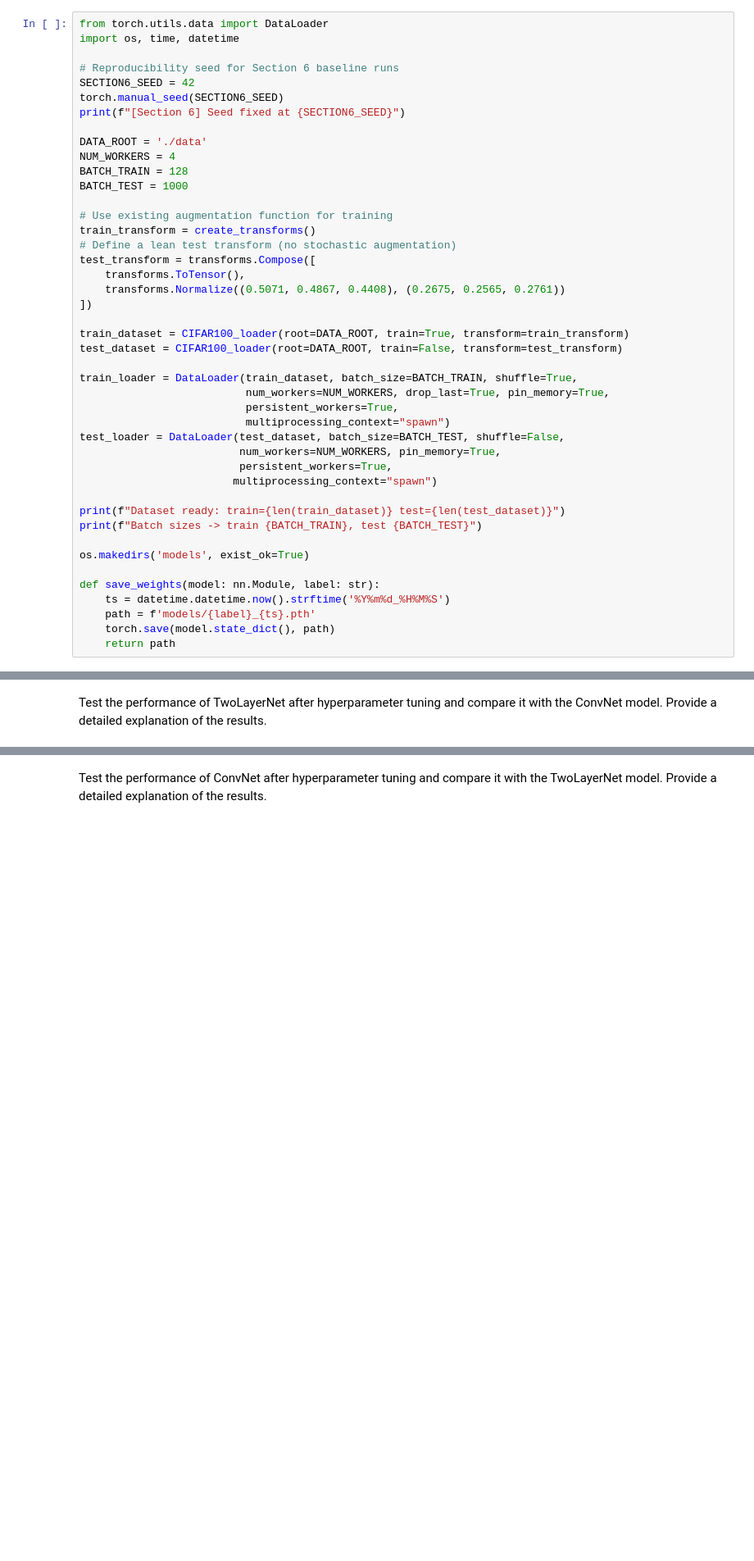
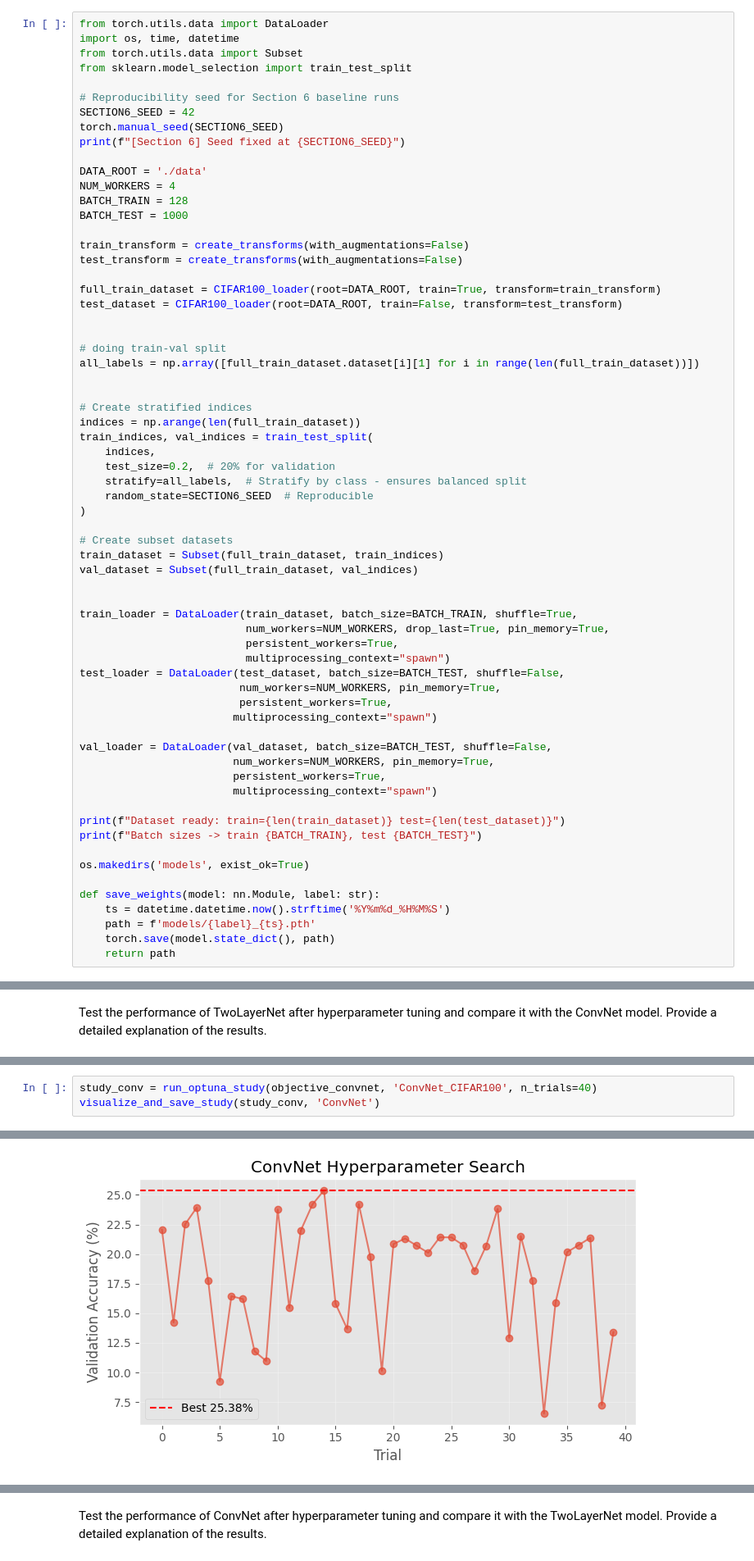
Before and after one commit to maybenzion97/cv1-final-lab-part-2, a Jupyter notebook: cv1-final-lab-part-2.ipynb, the cells around one changed output, grey strips where cells are left out. Shown at 82% size. Saved outputs shown, nothing was run; the diff lists cells and outputs as text; blank space fills up the shorter version.

Commit message:
section 7 and  modifications to previous sections

```diff
--- a/cv1-final-lab-part-2.ipynb
+++ b/cv1-final-lab-part-2.ipynb
@@ -749,6 +767,8 @@ First, initialize the datasets and data loaders for both models.
 # %%
 from torch.utils.data import DataLoader
 import os, time, datetime
+from torch.utils.data import Subset
+from sklearn.model_selection import train_test_split
 
 # Reproducibility seed for Section 6 baseline runs
 SECTION6_SEED = 42
@@ -760,16 +780,30 @@ NUM_WORKERS = 4
 BATCH_TRAIN = 128
 BATCH_TEST = 1000
 
-# Use existing augmentation function for training
-train_transform = create_transforms()
-# Define a lean test transform (no stochastic augmentation)
-test_transform = transforms.Compose([
-    transforms.ToTensor(),
-    transforms.Normalize((0.5071, 0.4867, 0.4408), (0.2675, 0.2565, 0.2761))
-])
+train_transform = create_transforms(with_augmentations=False)
+test_transform = create_transforms(with_augmentations=False)
 
-train_dataset = CIFAR100_loader(root=DATA_ROOT, train=True, transform=train_transform)
+full_train_dataset = CIFAR100_loader(root=DATA_ROOT, train=True, transform=train_transform)
 test_dataset = CIFAR100_loader(root=DATA_ROOT, train=False, transform=test_transform)
+
+
+# doing train-val split
+all_labels = np.array([full_train_dataset.dataset[i][1] for i in range(len(full_train_dataset))])
+
+
+# Create stratified indices
+indices = np.arange(len(full_train_dataset))
+train_indices, val_indices = train_test_split(
+    indices,
+    test_size=0.2,  # 20% for validation
+    stratify=all_labels,  # Stratify by class - ensures balanced split
+    random_state=SECTION6_SEED  # Reproducible
+)
+
+# Create subset datasets
+train_dataset = Subset(full_train_dataset, train_indices)
+val_dataset = Subset(full_train_dataset, val_indices)
+
 
 train_loader = DataLoader(train_dataset, batch_size=BATCH_TRAIN, shuffle=True,
                           num_workers=NUM_WORKERS, drop_last=True, pin_memory=True,
@@ -778,6 +812,11 @@ train_loader = DataLoader(train_dataset, batch_size=BATCH_TRAIN, shuffle=True,
 test_loader = DataLoader(test_dataset, batch_size=BATCH_TEST, shuffle=False,
                          num_workers=NUM_WORKERS, pin_memory=True,
                          persistent_workers=True,
+                        multiprocessing_context="spawn")
+
+val_loader = DataLoader(val_dataset, batch_size=BATCH_TEST, shuffle=False,
+                        num_workers=NUM_WORKERS, pin_memory=True,
+                        persistent_workers=True,
                         multiprocessing_context="spawn")
 
 print(f"Dataset ready: train={len(train_dataset)} test={len(test_dataset)}")
@@ -922,0 +1691,4 @@ Test the performance of TwoLayerNet after hyperparameter tuning and compare it w
+# %%
+study_conv = run_optuna_study(objective_convnet, 'ConvNet_CIFAR100', n_trials=40)
+visualize_and_save_study(study_conv, 'ConvNet')
+# %% [output]
@@ -922,0 +1798 @@ Test the performance of TwoLayerNet after hyperparameter tuning and compare it w
+[figure, added]
```
Also changed, not shown: parts of 22 cells of this notebook.
